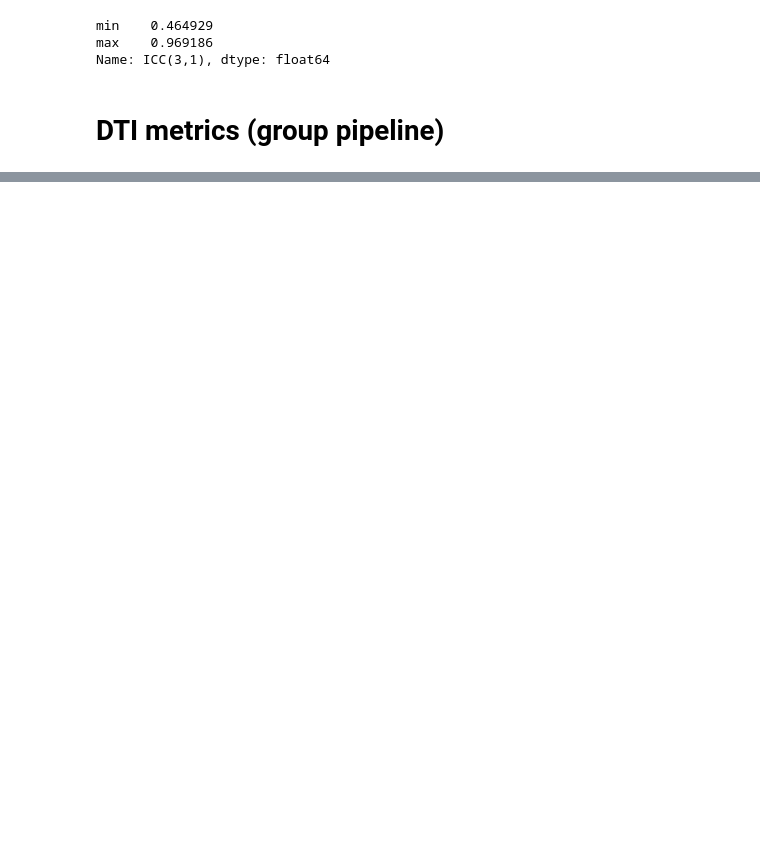
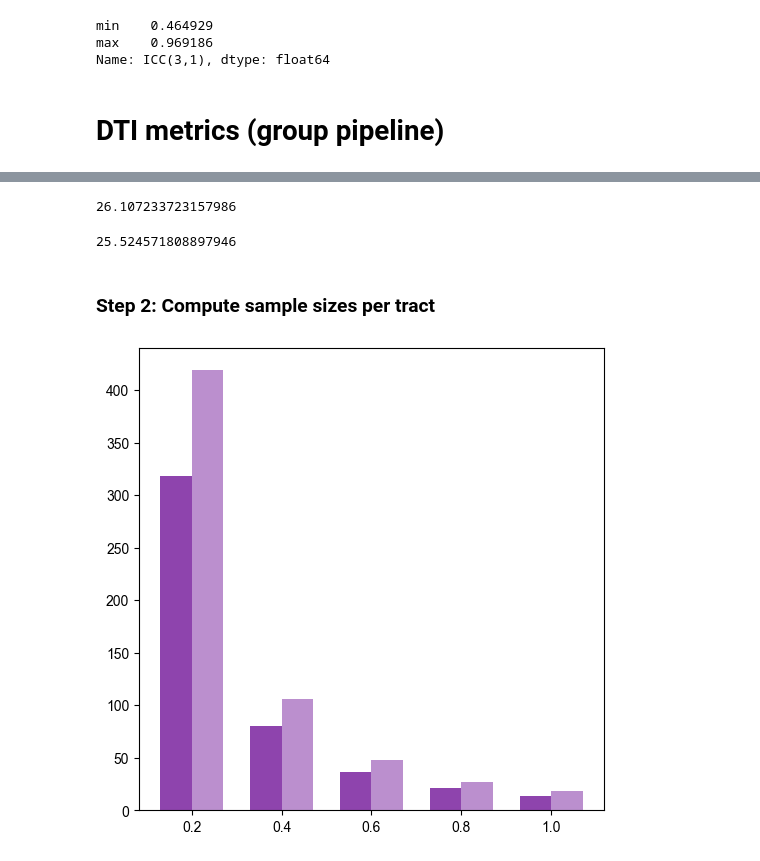
Before and after one commit to remikamito/TRAMFIX, a Jupyter notebook: analysis_notebooks/Analysis2_tractmeans.ipynb, the cells around one changed output, grey strips where cells are left out. Cells and saved outputs as stored; diff of their text form; code cells hidden in the pictures; blank space fills up the shorter version.

Commit message:
Update analysis scripts

```diff
--- a/analysis_notebooks/Analysis2_tractmeans.ipynb
+++ b/analysis_notebooks/Analysis2_tractmeans.ipynb
@@ -49,3 +57,7 @@ tract_adc_df = pd.read_csv(tract_adc_dir, sep=',')
+# %%
+## FDC (POP TEMP 2) - DF6
+tract_fc_df6 = os.path.join(input_dir, 'FDC_tractmeans_poptemp2.csv')
+tract_df6 = pd.read_csv(tract_fc_df6, sep=',')
 # %% [markdown]
 ### Step 3: Separate site & ID
 # %%
@@ -333,0 +740,12 @@ Name: ICC(3,1), dtype: float64
+# %%
+icc_results_df6 = []
+for tract in tract_df6_long['Tract'].unique():
+    subset = tract_df6_long[tract_df6_long['Tract'] == tract]
+    icc = pg.intraclass_corr(data=subset, targets='ID', raters='Site', ratings='FDC')
+    icc_2_1 = icc[icc['Type'] == 'ICC2']['ICC'].values[0]
+    icc_3_1 = icc[icc['Type'] == 'ICC3']['ICC'].values[0]  # Extract ICC(3,1)
+    icc_3_pval = icc[icc['Type'] == 'ICC3']['pval'].values[0] # extract pval for ICC3
+    icc_results_df6.append({'Tract': tract, 'ICC(2,1)': icc_2_1, 'ICC(3,1)': icc_3_1, 'pval': icc_3_pval})
+
+# Convert to DataFrame
+icc_df6 = pd.DataFrame(icc_results_df6)
@@ -510,0 +1050,18 @@ Name: ICC(3,1), dtype: float64
+# %%
+d_obs = 0.8 * np.sqrt(icc_fd_fornix_left)
+n= analysis.solve_power(effect_size=d_obs, alpha=0.05, power=0.8)#, alternative='larger')
+print(n)
+# %% [output]
+26.107233723157986
+# %%
+import numpy as np
+from statsmodels.stats.power import TTestIndPower
+import matplotlib.pyplot as plt
+
+# set up
+analysis = TTestIndPower()
+
+n= analysis.solve_power(effect_size=0.8, alpha=0.05, power=0.8)#, alternative='larger')
+print(n)
+# %% [output]
+25.524571808897946
@@ -510,0 +1076,44 @@ Name: ICC(3,1), dtype: float64
+# %% [markdown]
+### Step 2: Compute sample sizes per tract
+# %%
+import numpy as np
+from statsmodels.stats.power import TTestIndPower
+import matplotlib.pyplot as plt
+
+# set up
+analysis = TTestIndPower()
+sample_sizes_fd = []
+sample_sizes_fa = []
+
+# inputs
+tract = 'FX left'
+alpha = 0.05
+power = 0.8
+true_effect_sizes = np.linspace(0.2, 1, 5)
+
+# Extract tract data
+icc_fd = results_df1.loc[results_df1['Tract'] == tract, 'ICC(3,1)'].values[0]
+icc_fa = results_fa_df.loc[results_fa_df['Tract'] == tract, 'ICC(3,1)'].values[0]
+
+# compute sample size
+for d_true in true_effect_sizes:
+    d_obs_fd = d_true * np.sqrt(icc_fd)
+    d_obs_fa = d_true * np.sqrt(icc_fa)
+    n_fd = analysis.solve_power(effect_size=d_obs_fd, alpha=alpha, power=power, alternative='larger')
+    n_fa = analysis.solve_power(effect_size=d_obs_fa, alpha=alpha, power=power, alternative='larger')
+    sample_sizes_fd.append(np.ceil(n_fd))
+    sample_sizes_fa.append(np.ceil(n_fa))
+
+
+x_labels = [f"{d:.1f}" for d in true_effect_sizes]
+x = np.arange(len(true_effect_sizes))
+width = 0.35
+
+plt.figure(figsize=(6, 6))
+plt.bar(x - width/2, sample_sizes_fd, width, label='FD', color='#8E44AD')
+plt.bar(x + width/2, sample_sizes_fa, width, label='FA', color='#BB8FCE')
+plt.xticks(ticks=x, labels=x_labels)
+#plt.ylim(0, 80)
+plt.show()
+# %% [output]
+[figure, added]
```
Also changed, not shown: parts of 64 cells of this notebook, 2 other files.
